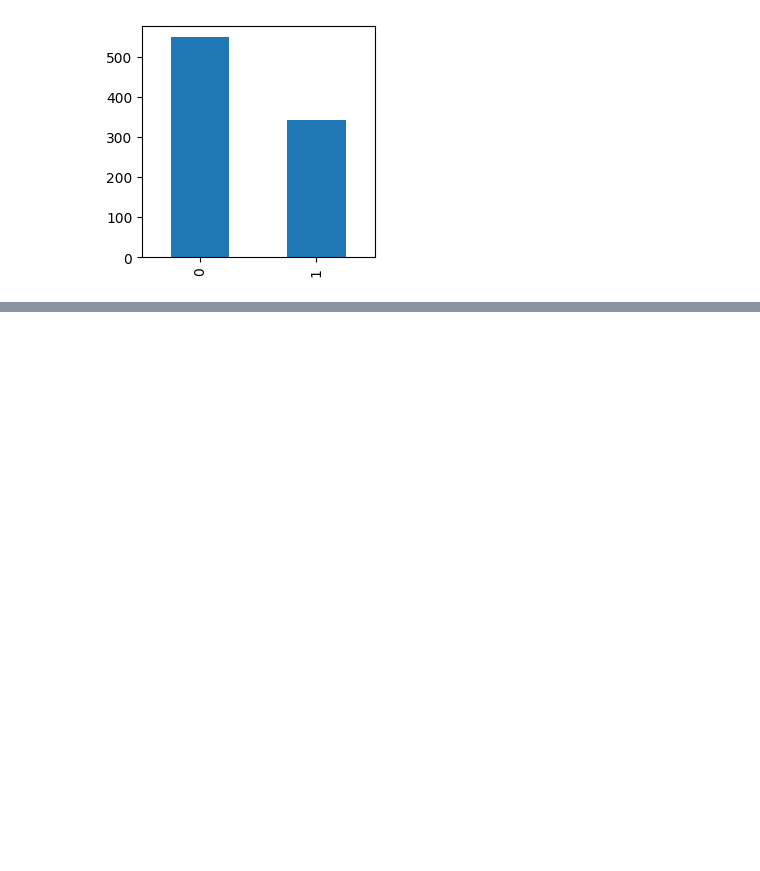
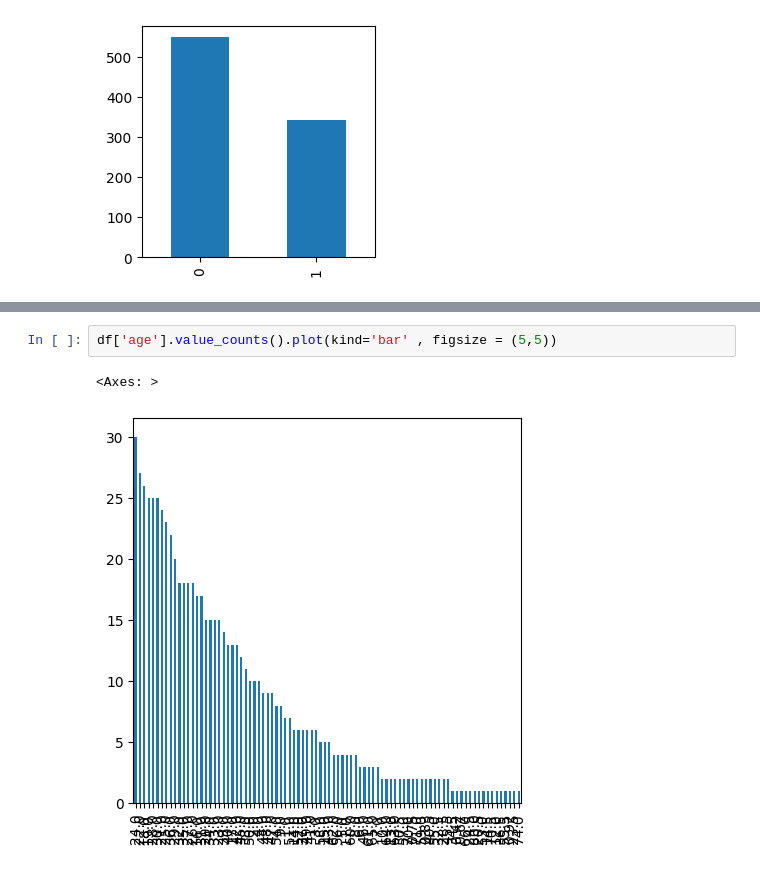
Before and after one commit to Abhiiii00017/python-course, a Jupyter notebook: data_preprocessing.ipynb, the cells around one changed output, grey strips where cells are left out. Cells and saved outputs as stored; diff of their text form; blank space fills up the shorter version.

```diff
--- a/data_preprocessing.ipynb
+++ b/data_preprocessing.ipynb
@@ -67,0 +129,5 @@ df['survived'].value_counts().plot(kind='bar', figsize=(3,3))
+# %%
+df['age'].value_counts().plot(kind='bar' , figsize = (5,5))
+# %% [output]
+<Axes: >
+[figure, added]
```
Also changed, not shown: parts of 7 cells of this notebook, 2 other files.
